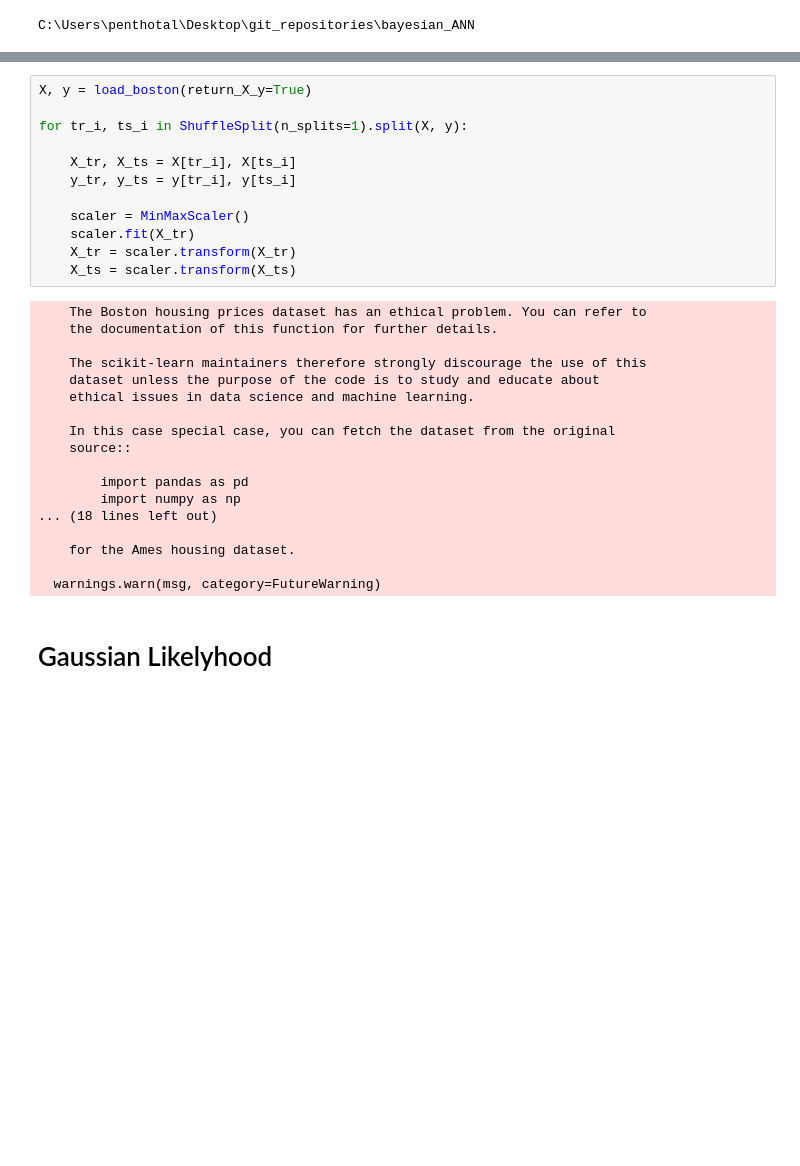
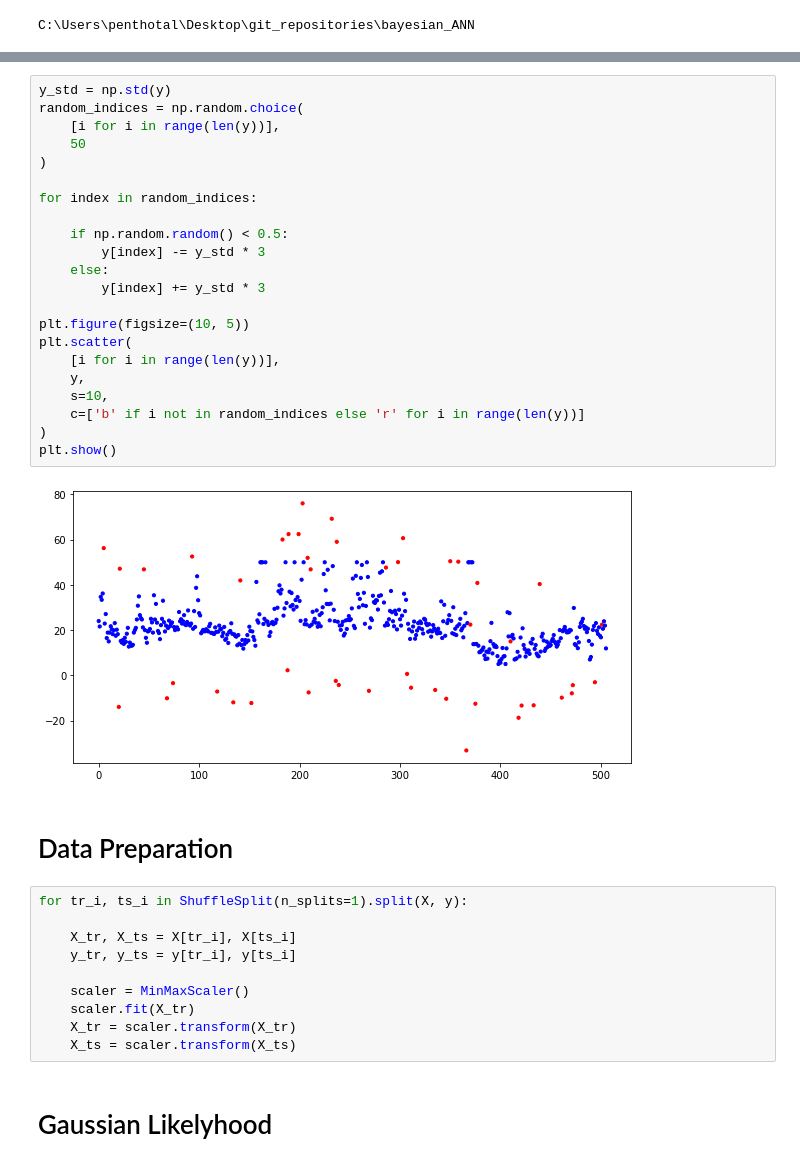
Before and after one commit to vb690/bayesian_ANN, a Jupyter notebook: notebooks/gaussian_student_regression.ipynb, the cells around one changed output, grey strips where cells are left out. Drawn from its saved outputs; the diff is of its cells as text; blank space fills up the shorter version.

```diff
--- a/notebooks/gaussian_student_regression.ipynb
+++ b/notebooks/gaussian_student_regression.ipynb
@@ -21,6 +36,30 @@ WARNING (theano.tensor.blas): Using NumPy C-API based implementation for BLAS fu
+# %%
+y_std = np.std(y)
+random_indices = np.random.choice(
+    [i for i in range(len(y))],
+    50
+)
+
+for index in random_indices:
+
+    if np.random.random() < 0.5:
+        y[index] -= y_std * 3
+    else:
+        y[index] += y_std * 3
+
+plt.figure(figsize=(10, 5))
+plt.scatter(
+    [i for i in range(len(y))],
+    y,
+    s=10,
+    c=['b' if i not in random_indices else 'r' for i in range(len(y))]
+)
+plt.show()
+# %% [output]
+[figure, added]
+# %% [markdown]
+# Data Preparation
 # %%
-X, y = load_boston(return_X_y=True)
-
 for tr_i, ts_i in ShuffleSplit(n_splits=1).split(X, y):
 
     X_tr, X_ts = X[tr_i], X[ts_i]
@@ -30,24 +69,6 @@ for tr_i, ts_i in ShuffleSplit(n_splits=1).split(X, y):
     scaler.fit(X_tr)
     X_tr = scaler.transform(X_tr)
     X_ts = scaler.transform(X_ts)
-# %% [output]
-    The Boston housing prices dataset has an ethical problem. You can refer to
-    the documentation of this function for further details.
-
-    The scikit-learn maintainers therefore strongly discourage the use of this
-    dataset unless the purpose of the code is to study and educate about
-    ethical issues in data science and machine learning.
-
-    In this case special case, you can fetch the dataset from the original
-    source::
-
-        import pandas as pd
-        import numpy as np
-... (18 lines left out)
-
-    for the Ames housing dataset.
-
-  warnings.warn(msg, category=FutureWarning)
 # %% [markdown]
 # Gaussian Likelyhood
 # %%
```
Also changed, not shown: parts of 5 cells of this notebook.
